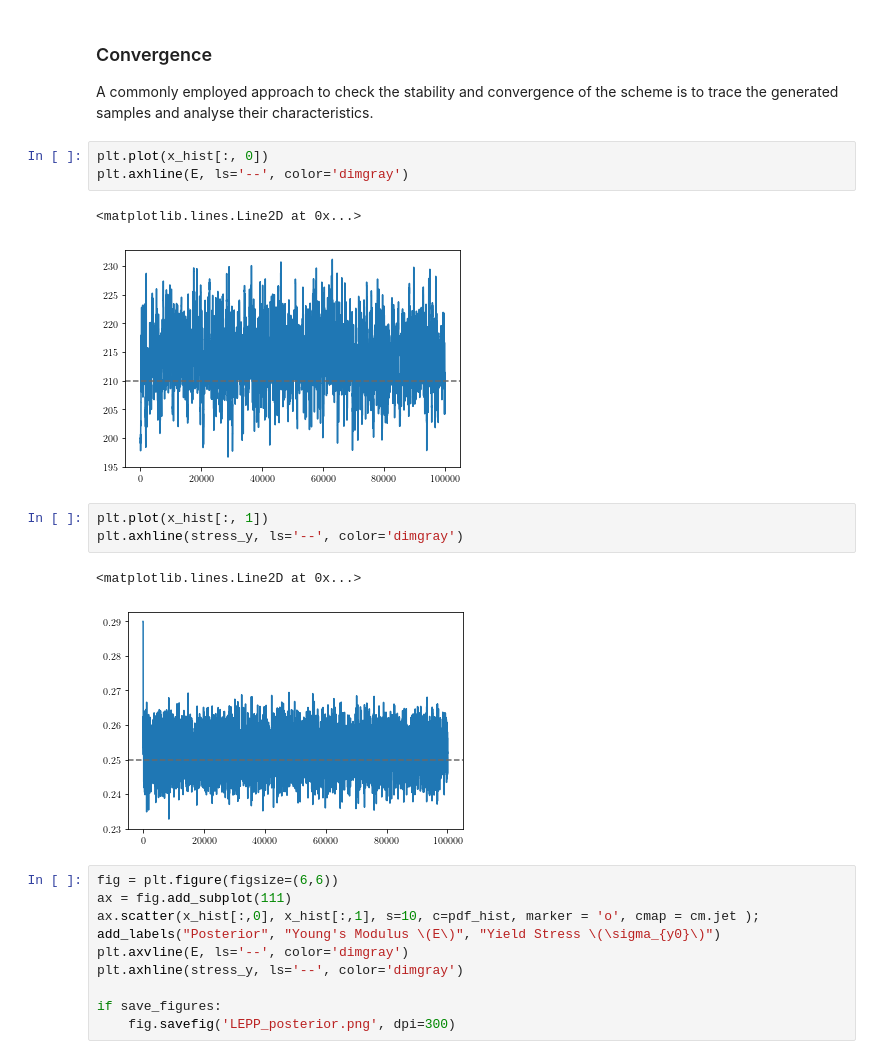
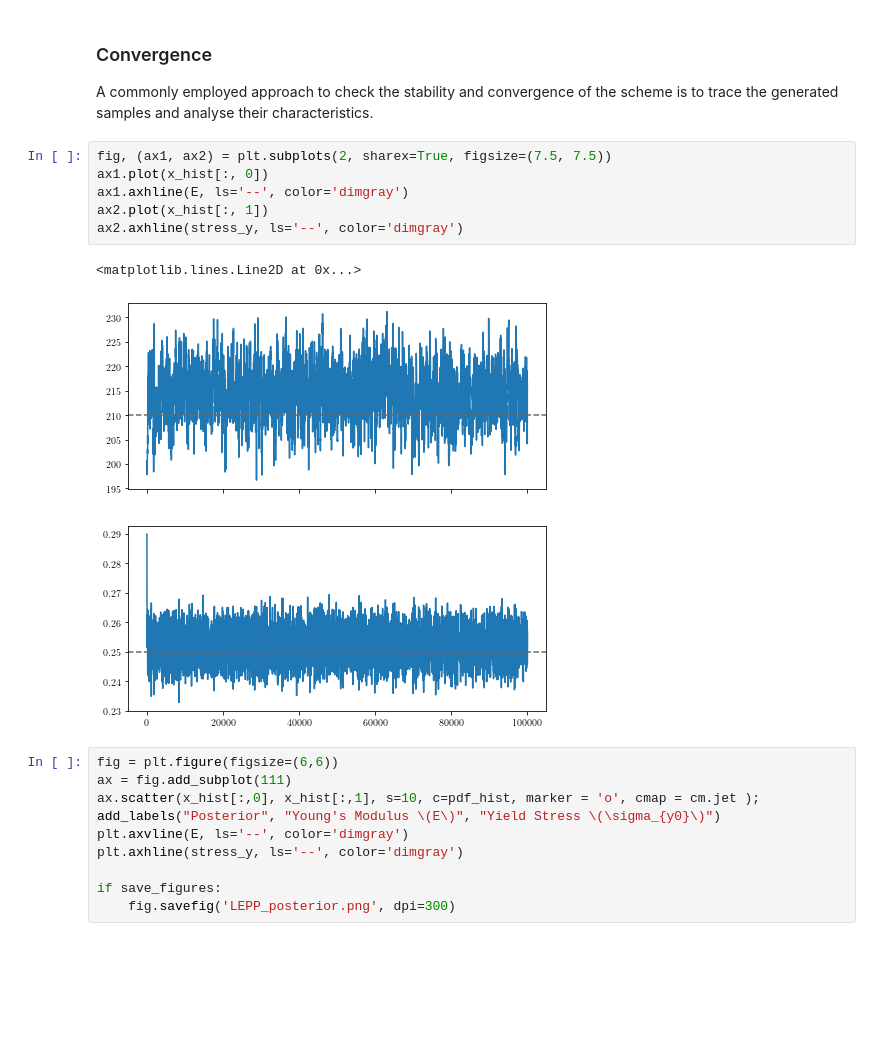
Before and after one commit to mark-hobbs/bayesian-inference-tutorial, a Jupyter notebook: 2_Linear_Elasticity_Perfect_Plasticity.ipynb, the cells around one changed output. Cells and saved outputs as stored; diff of their text form; blank space fills up the shorter version.

```diff
--- a/2_Linear_Elasticity_Perfect_Plasticity.ipynb
+++ b/2_Linear_Elasticity_Perfect_Plasticity.ipynb
@@ -186,17 +186,14 @@ plt.hist(x_p[:, 0], 100);
 
 A commonly employed approach to check the stability and convergence of the scheme is to trace the generated samples and analyse their characteristics.
 # %%
-plt.plot(x_hist[:, 0])
-plt.axhline(E, ls='--', color='dimgray')
+fig, (ax1, ax2) = plt.subplots(2, sharex=True, figsize=(7.5, 7.5))
+ax1.plot(x_hist[:, 0])
+ax1.axhline(E, ls='--', color='dimgray')
+ax2.plot(x_hist[:, 1])
+ax2.axhline(stress_y, ls='--', color='dimgray')
 # %% [output]
 <matplotlib.lines.Line2D at 0x...>
-[figure, old version]
+[figure, new version]
-# %%
-plt.plot(x_hist[:, 1])
-plt.axhline(stress_y, ls='--', color='dimgray')
-# %% [output]
-<matplotlib.lines.Line2D at 0x...>
-[figure, removed]
 # %%
 fig = plt.figure(figsize=(6,6))
 ax = fig.add_subplot(111)
```
Also changed, not shown: parts of 5 cells of this notebook, 2 other files.
